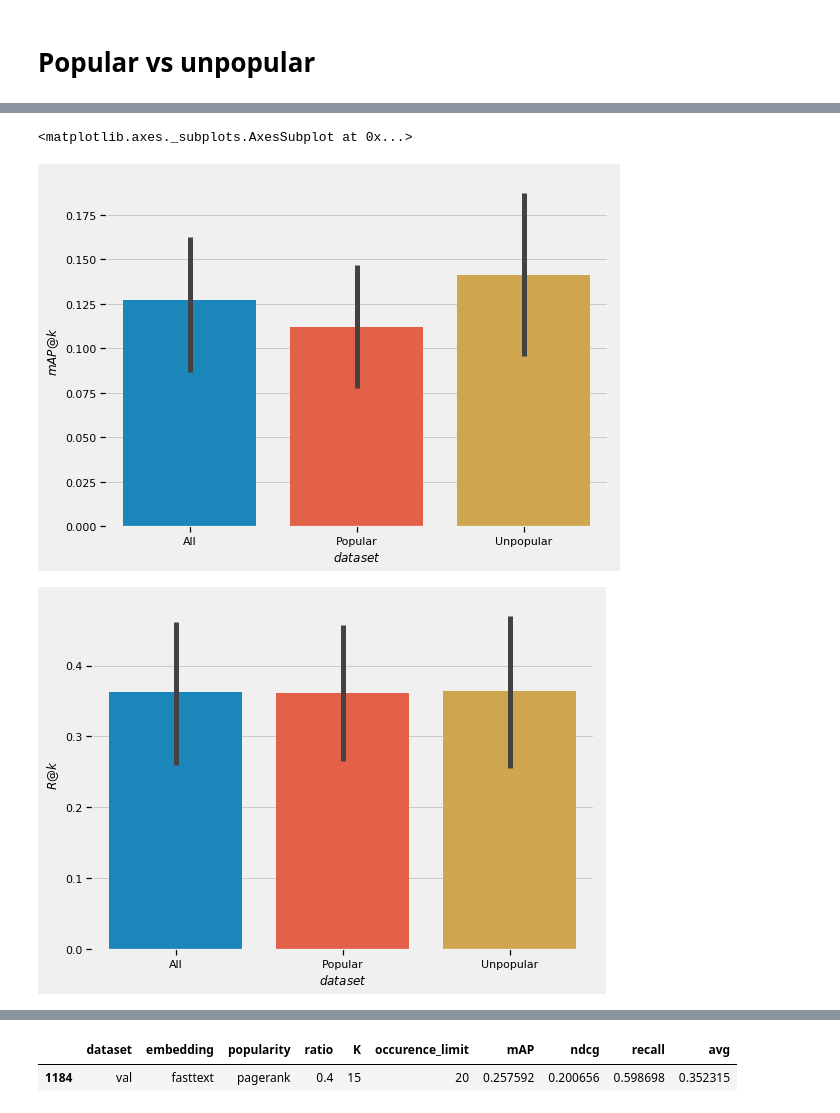
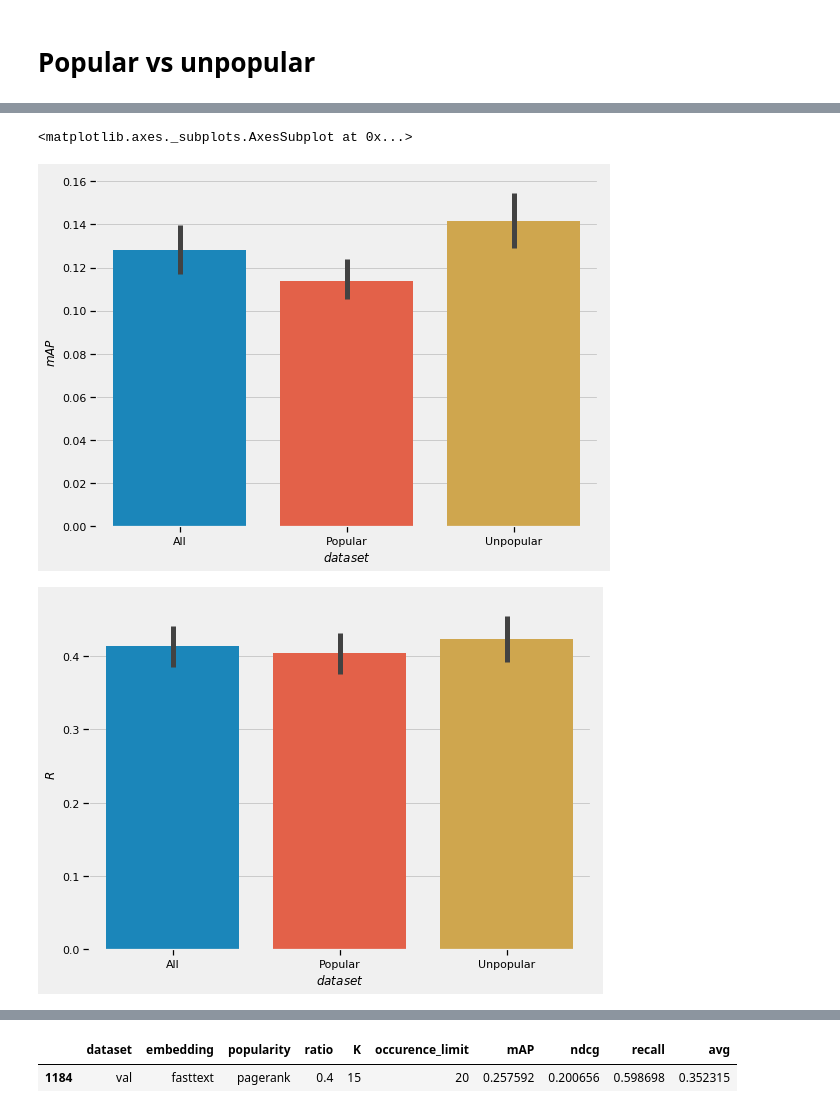
Before and after one commit to data-boars/hashtag-recommendation-project, a Jupyter notebook: notebooks/Grid Search Analysis.ipynb, the cells around one changed output, grey strips where cells are left out. Drawn from its saved outputs; the diff is of its cells as text; code cells hidden in the pictures.

```diff
--- a/notebooks/Grid Search Analysis.ipynb
+++ b/notebooks/Grid Search Analysis.ipynb
@@ -148,20 +148,20 @@ sns.barplot(gs_all['dataset'], gs_all['ndcg'], errwidth=5)
 # %%
 plt.figure(figsize=(8,6))
 gs_all['dataset'] = gs_all['dataset'].replace({"val": "All", "val_popular": "Popular", "val_unpopular": "Unpopular"})
-d = gs_all[(gs_all['occurence_limit']==20) & (gs_all['ratio'] >0.9)]
+d = gs_all[(gs_all['occurence_limit']==20)]
 #d = d[d['K']<=10]
 ax = sns.barplot(d['dataset'], d['mAP'], errwidth=5)
-ax.set(xlabel='$dataset$', ylabel='$mAP@k$')
+ax.set(xlabel='$dataset$', ylabel='$mAP$')
 plt.savefig('reports/mAP_dataset_limit_20.pdf', transparent=True, bbox_inches='tight')
 
 plt.figure(figsize=(8,6))
 ax = sns.barplot(d['dataset'], d['recall'], errwidth=5)
-ax.set(xlabel='$dataset$', ylabel='$R@k$')
+ax.set(xlabel='$dataset$', ylabel='$R$')
 plt.savefig('reports/recall_dataset_limit_20.pdf', transparent=True, bbox_inches='tight')
 
 plt.figure(figsize=(8,6))
 sns.barplot(d['dataset'], d['ndcg'], errwidth=5)
 # %% [output]
 <matplotlib.axes._subplots.AxesSubplot at 0x...>
-[figure, old version]
+[figure, new version]
-[figure, old version]
+[figure, new version]
```
Also changed, not shown: parts of 10 cells of this notebook, 16 other files.
